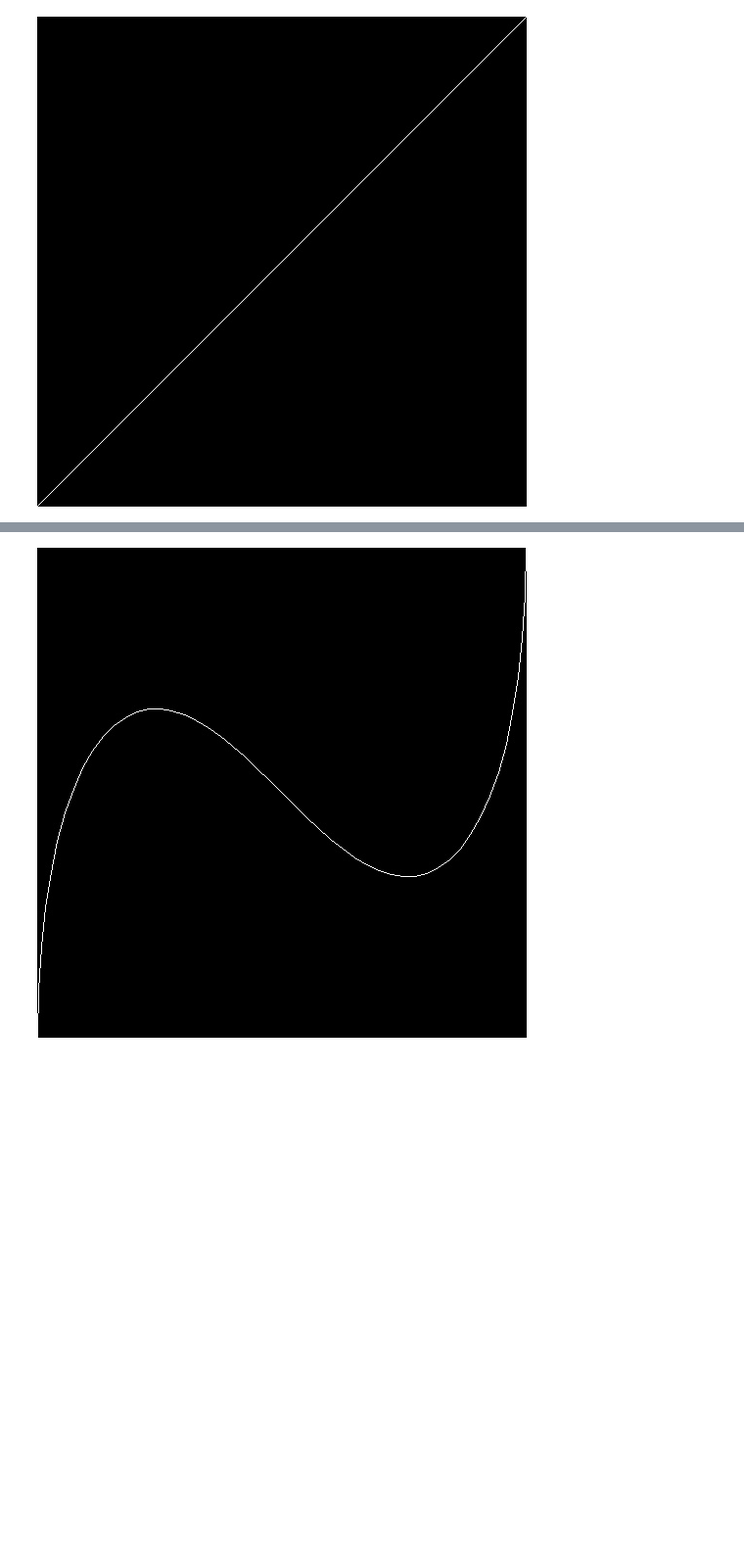
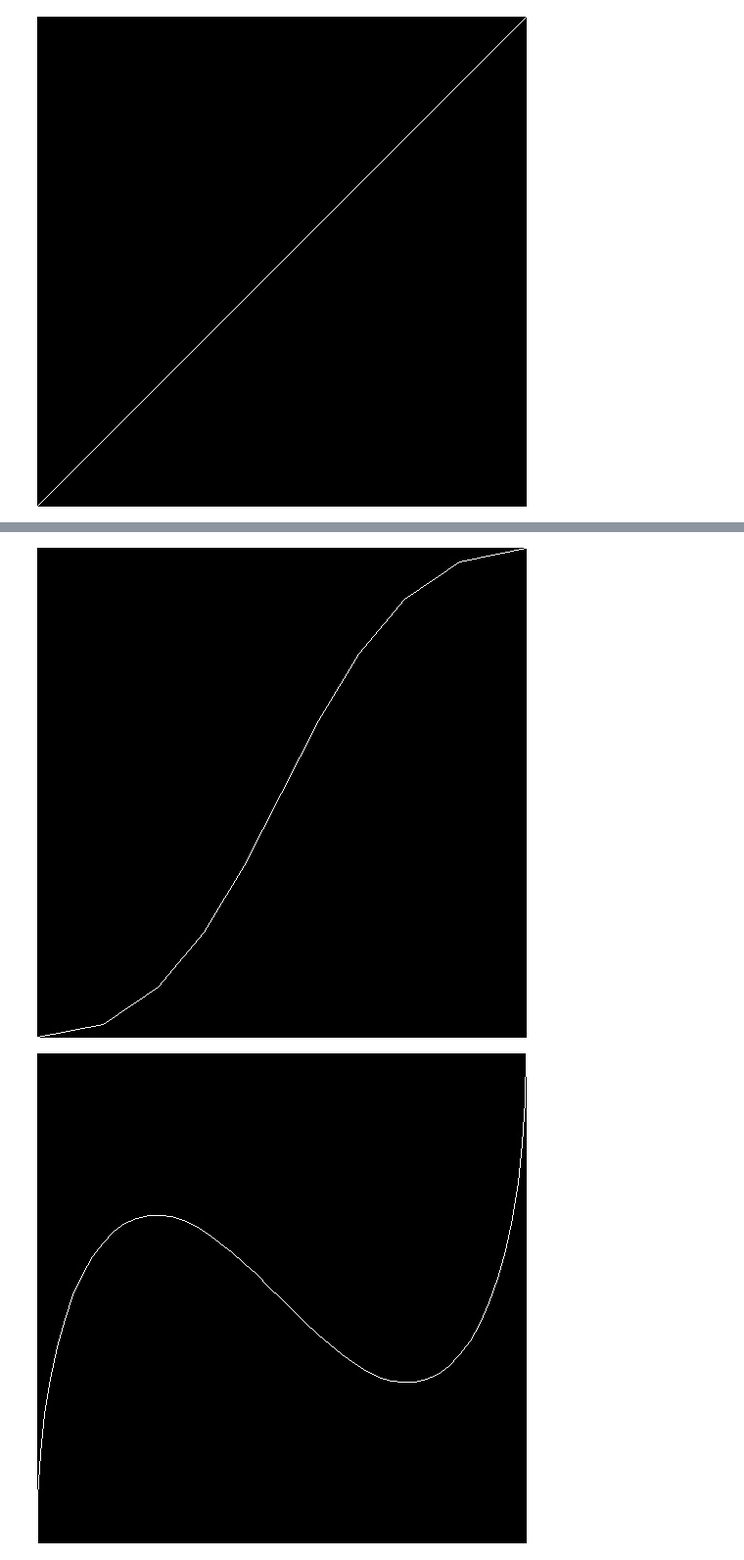
Before and after one commit to EvanLavender13/graphics, a Jupyter notebook: notebooks/bezier-curve.ipynb, the cells around one changed output, grey strips where cells are left out. Shown at 98% size. Drawn from its saved outputs; the diff is of its cells as text; code cells hidden in the pictures; blank space fills up the shorter version.

```diff
--- a/notebooks/bezier-curve.ipynb
+++ b/notebooks/bezier-curve.ipynb
@@ -129,3 +83,30 @@ imshow(screen)
+# %%
+control_points = np.array([
+    [0, 0],
+    [249, 0],
+    [249, 499],
+    [499, 499]
+], dtype=int)
+
+def cubic(p0, p1, p2, p3, u):
+    p0_u = quadratic(p0, p1, p2, u)
+    p1_u = quadratic(p1, p2, p3, u)
+
+    return linear(p0_u, p1_u, u)
+
+n_segments = 10
+u_space = np.linspace(0, 1, n_segments + 1)
+curve = np.zeros((n_segments + 1, 2), dtype=int)
+
+for i, u in enumerate(u_space):
+    curve[i] = cubic(*control_points, u)
+
+screen = g.create_screen((500, 500))
+g.draw_points(screen, curve, lines=True)
+
+imshow(screen)
+# %% [output]
+[figure, added]
 # %%
 control_points = np.array([
     [0, 0],
```
Also changed, not shown: parts of 14 cells of this notebook, 1 other file.
